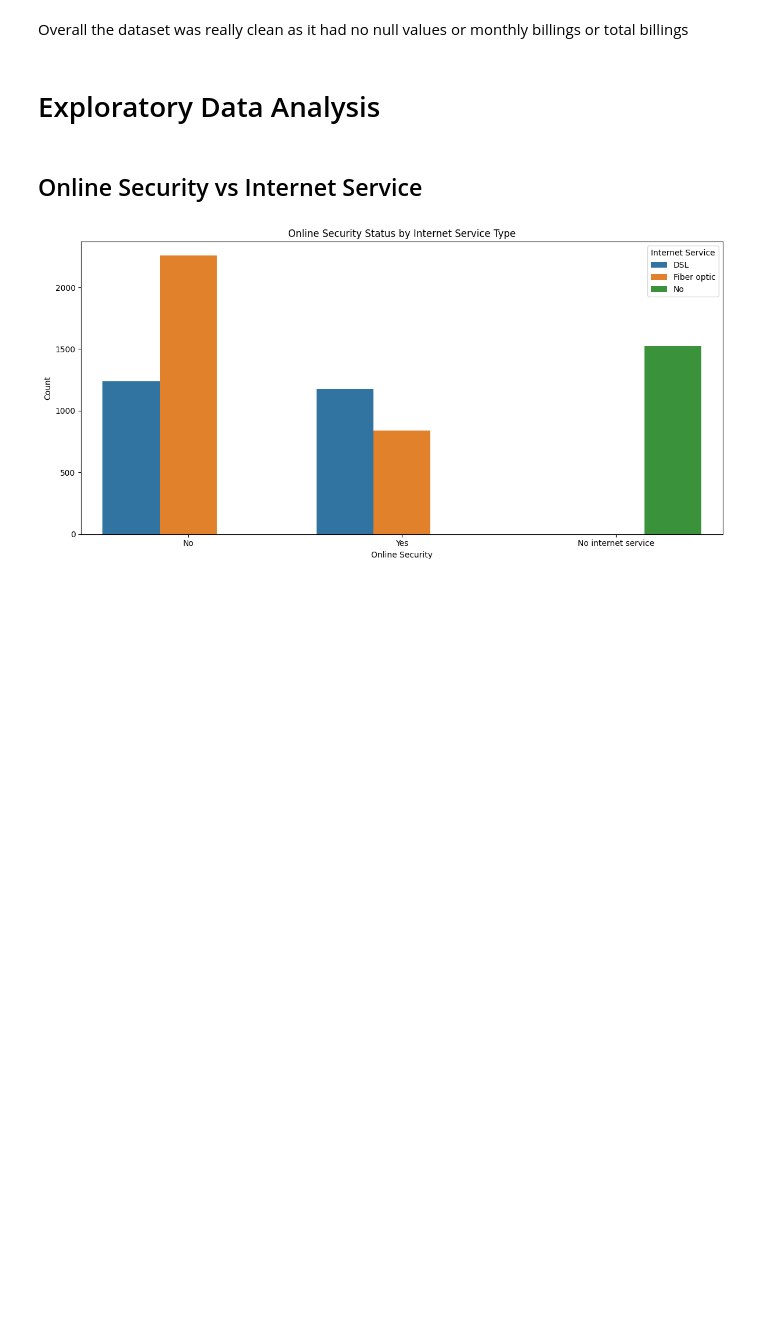
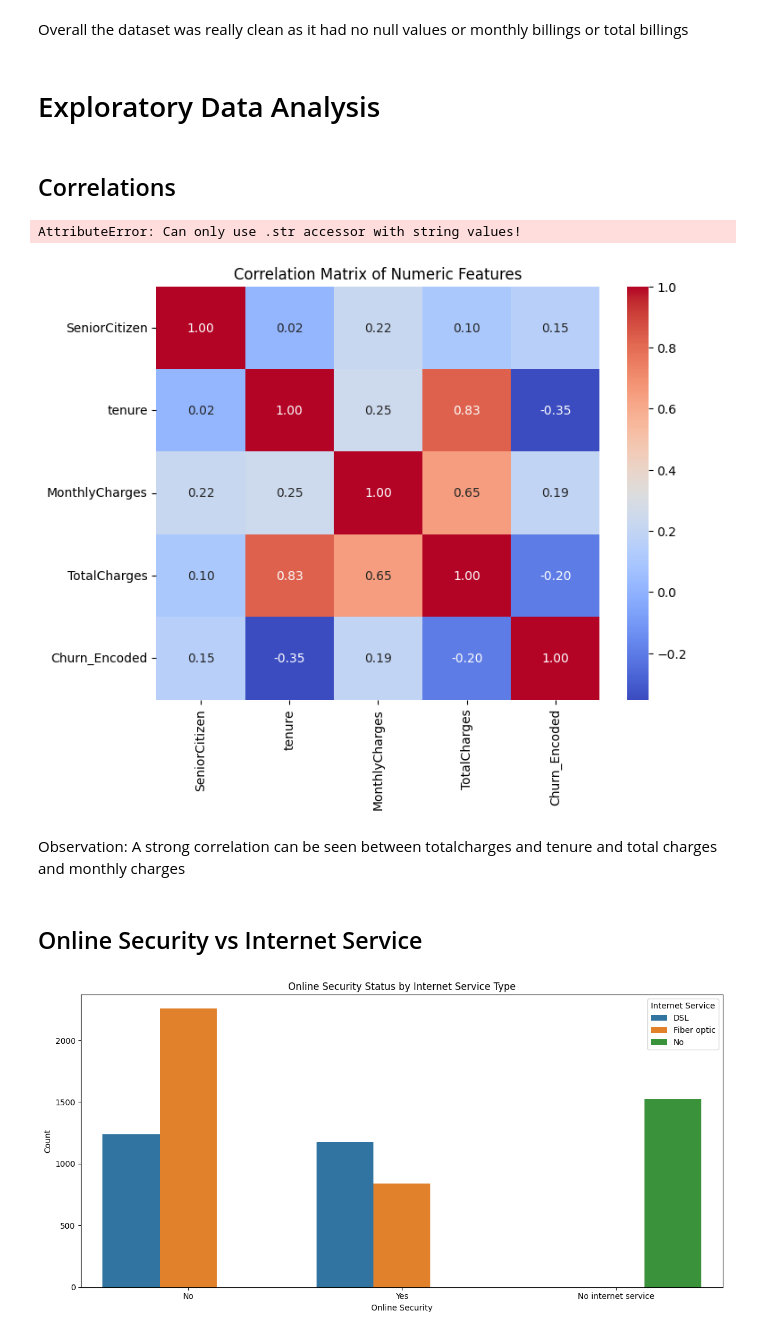
Before and after one commit to AabharanGupta/CustomerChurnAnalysis, a Jupyter notebook: Project.ipynb, the cells around one changed output. Drawn from its saved outputs; the diff is of its cells as text; code cells hidden in the pictures; blank space fills up the shorter version.

```diff
--- a/Project.ipynb
+++ b/Project.ipynb
@@ -83,6 +83,26 @@ No outliers in tenure,monthly billings and total billings of customer
 Overall the dataset was really clean as it had no null values or  monthly billings or total billings
 # %% [markdown]
 # Exploratory Data Analysis
+# %% [markdown]
+## Correlations
+# %%
+df['Churn_Encoded'] = df['Churn'].map({'Yes': 1, 'No': 0})
+# %%
+df['TotalCharges'] = pd.to_numeric(df['TotalCharges'].str.strip(), errors='coerce')
+# %% [output]
+AttributeError: Can only use .str accessor with string values!
+# %%
+numeric_cols = ['SeniorCitizen', 'tenure', 'MonthlyCharges', 'TotalCharges', 'Churn_Encoded']
+corr_matrix = df[numeric_cols].corr()
+# %%
+plt.figure(figsize=(8,6))
+sns.heatmap(corr_matrix, annot=True, cmap='coolwarm', fmt=".2f")
+plt.title('Correlation Matrix of Numeric Features')
+plt.show()
+# %% [output]
+[figure, added]
+# %% [markdown]
+Observation: A strong correlation can be seen between totalcharges and tenure and total charges and monthly charges
 # %% [markdown]
 ## Online Security vs Internet Service
 # %%
```
Also changed, not shown: parts of 24 cells of this notebook.
